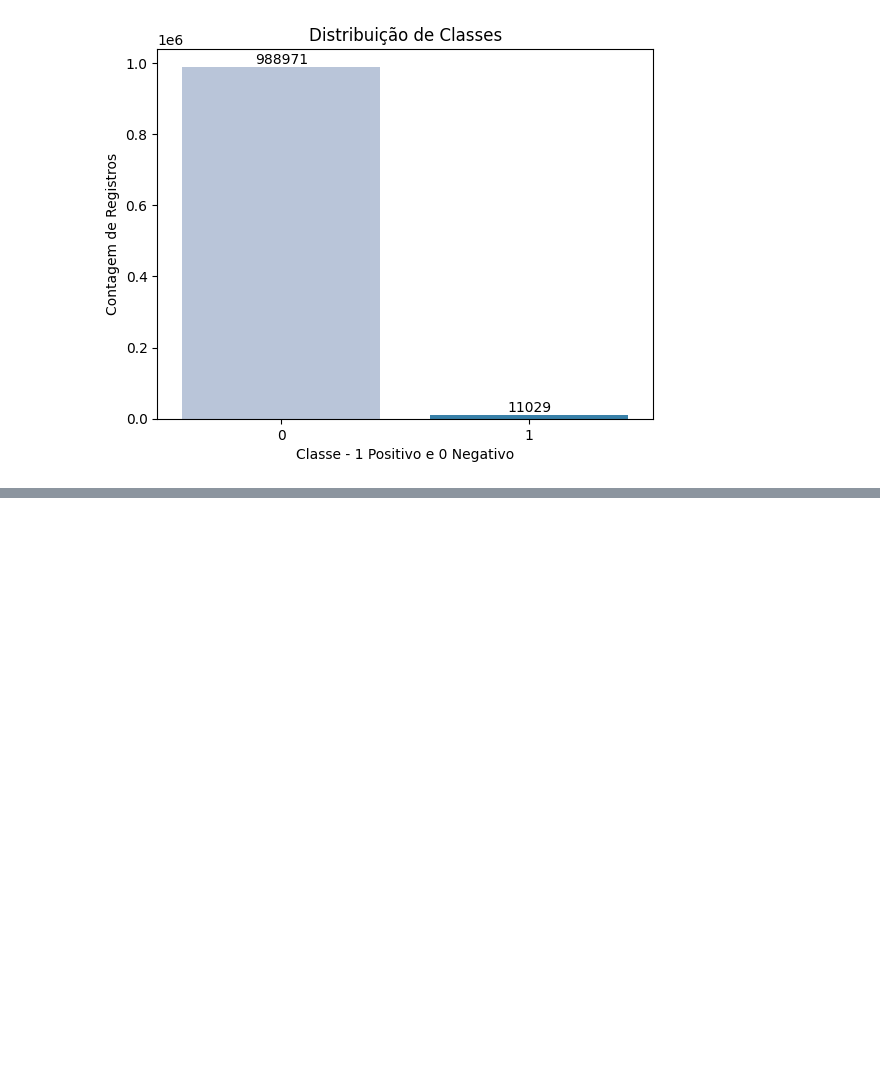
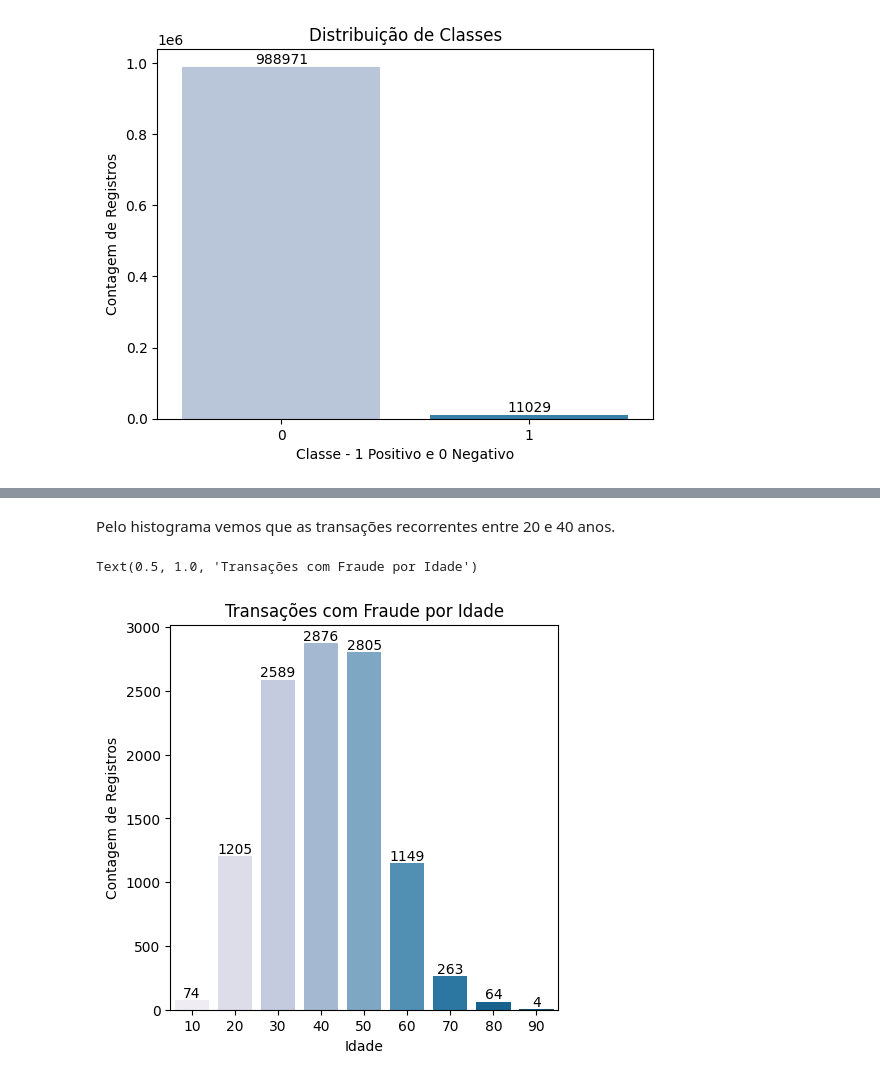
Before and after one commit to marcosmorais94/fraud_bankaccount, a Jupyter notebook: bank_fraud.ipynb, the cells around one changed output, grey strips where cells are left out. Cells and saved outputs as stored; diff of their text form; code cells hidden in the pictures; blank space fills up the shorter version.

```diff
--- a/bank_fraud.ipynb
+++ b/bank_fraud.ipynb
@@ -152,0 +134,16 @@ Aqui vemos que o dataset está desbalanceado, o que era esperado visto que temos
+# %% [markdown]
+Pelo histograma vemos que as transações recorrentes entre 20 e 40 anos.
+# %%
+# Gráfico de barras fraude por idade
+
+fig, ax = plt.subplots(figsize=(5, 5))
+graf_class = sns.countplot(x = 'customer_age',
+                           data = base_fraud,
+                           palette = 'PuBu')
+graf_class.bar_label(graf_class.containers[0])
+graf_class.set_xlabel('Idade')
+graf_class.set_ylabel('Contagem de Registros')
+graf_class.set_title('Transações com Fraude por Idade')
+# %% [output]
+Text(0.5, 1.0, 'Transações com Fraude por Idade')
+[figure, new version]
```
Also changed, not shown: parts of 13 cells of this notebook.
